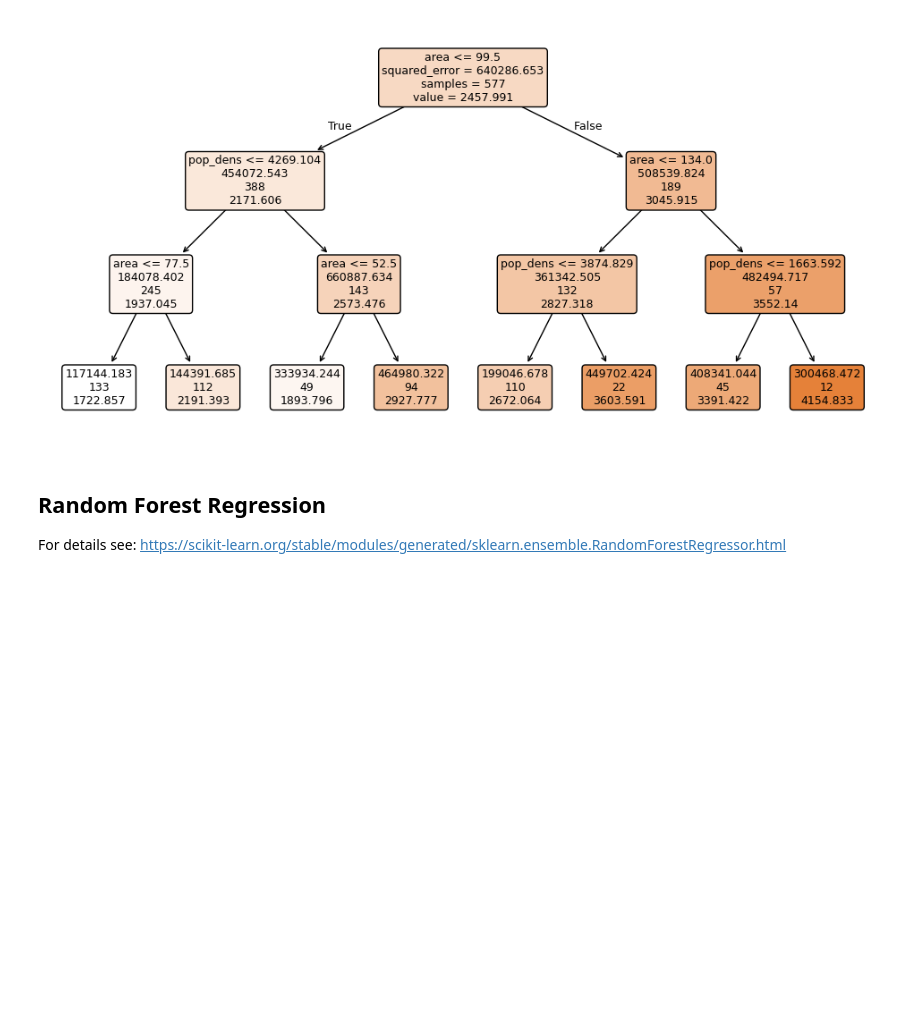
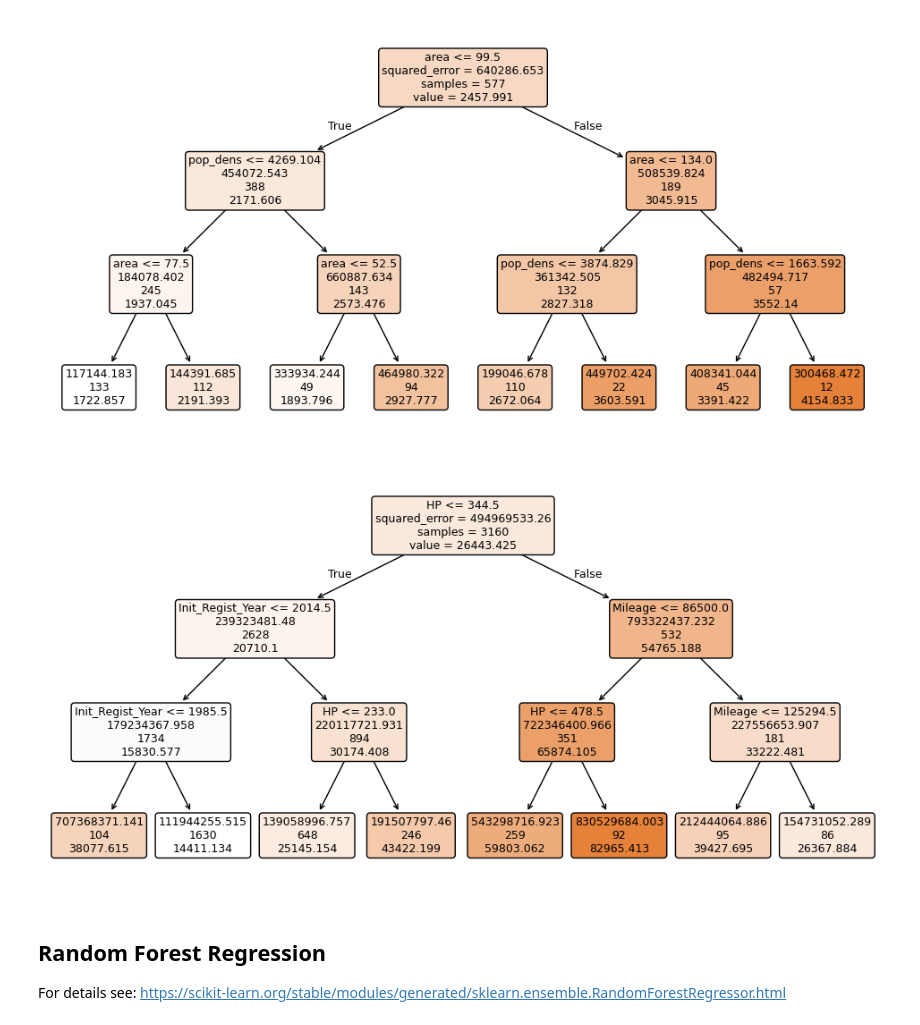
Before and after one commit to mrohner002/python_machine_learning_basics, a Jupyter notebook: CART_RandomForest/regression_tree_random_forest_apartment_data.ipynb, the cells around one changed output. Saved outputs shown, nothing was run; the diff lists cells and outputs as text; code cells hidden in the pictures; blank space fills up the shorter version.

```diff
--- a/CART_RandomForest/regression_tree_random_forest_apartment_data.ipynb
+++ b/CART_RandomForest/regression_tree_random_forest_apartment_data.ipynb
@@ -116,3 +172,21 @@ y_train:
 594    2102
 439    1800
 Name: price, dtype: int64
+# %%
+# Create train and test samples
+X_train_car, X_test_car, y_train_car, y_test_car = train_test_split(df_car[['Mileage',
+                                                        'HP',
+                                                        'Init_Regist_Year',
+                                                        'Fuel_Type_int',
+                                                        'Transmission_int']],
+                                                        df_car['Price'],
+                                                        test_size=0.20,
+                                                        random_state=42)
+
+# Show X_train
+print('X_train_car:')
+print(X_train_car.head(), '\n')
+
+# Show y_train
+print('y_train:')
+print(y_train_car.head())
@@ -127,6 +217,15 @@ reg = reg.fit(X_train, y_train)
 
 # Predict the response for test dataset
 y_pred = reg.predict(X_test)
+# %%
+# Create decision tree regressor object
+reg_car = DecisionTreeRegressor(random_state=20, max_depth=3)
+
+# Train decision tree regressor
+reg_car = reg_car.fit(X_train_car, y_train_car)
+
+# Predict the response for test dataset
+y_pred_car = reg_car.predict(X_test_car)
 # %% [markdown]
 ### Calculate coefficient of determination (R-squared)
 # %%
@@ -174,6 +303,17 @@ _ = tree.plot_tree(reg,
                    rounded=True)
 # %% [output]
 [figure]
+# %%
+fig_car = plt.figure(figsize=(12,6))
+_ = tree.plot_tree(reg_car,
+                   feature_names=list(X_train_car.columns),
+                   class_names=['price'],
+                   filled=True,
+                   fontsize=9,
+                   label='root',
+                   rounded=True)
+# %% [output]
+[figure, added]
 # %% [markdown]
 ## Random Forest Regression
 For details see: https://scikit-learn.org/stable/modules/generated/sklearn.ensemble.RandomForestRegressor.html
```
Also changed, not shown: parts of 8 cells of this notebook.
